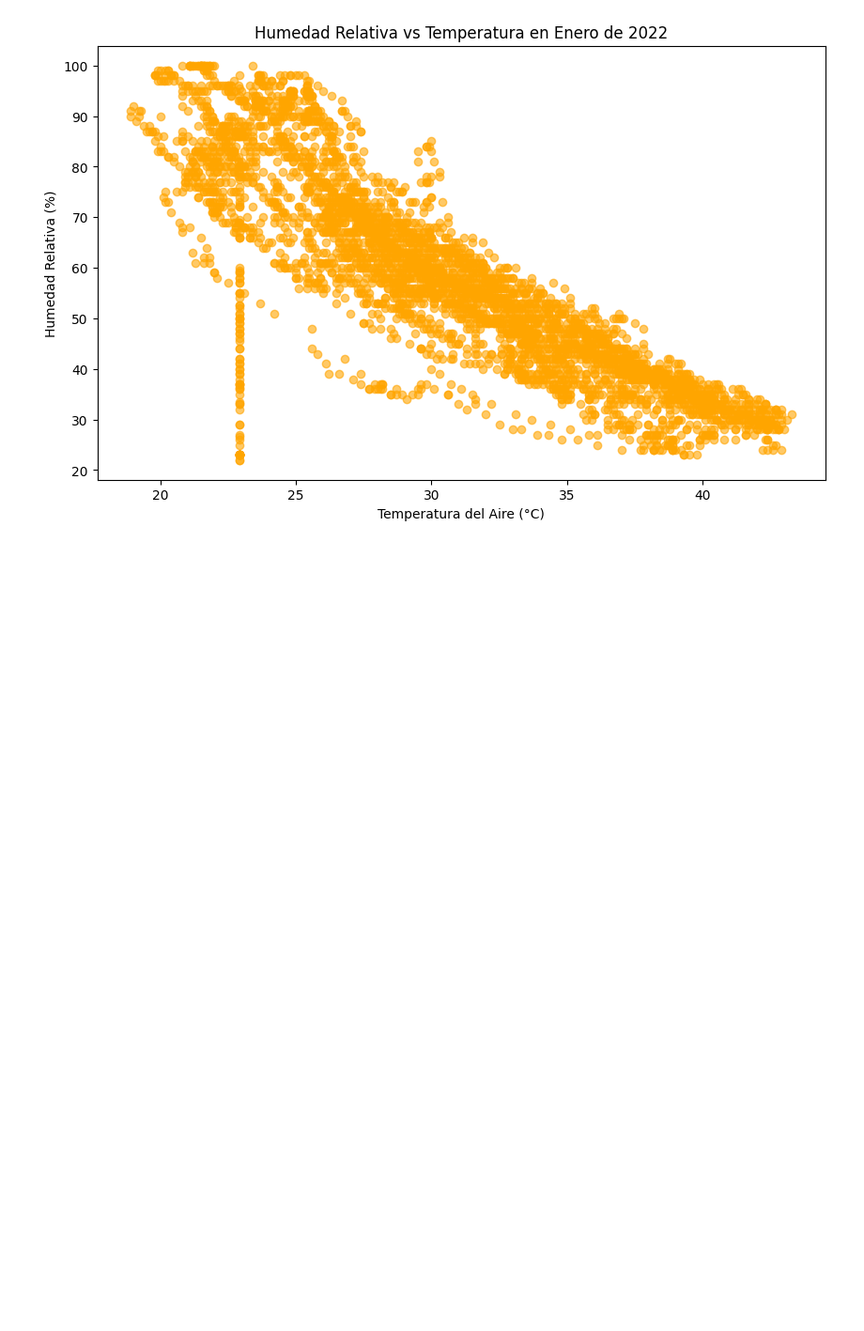
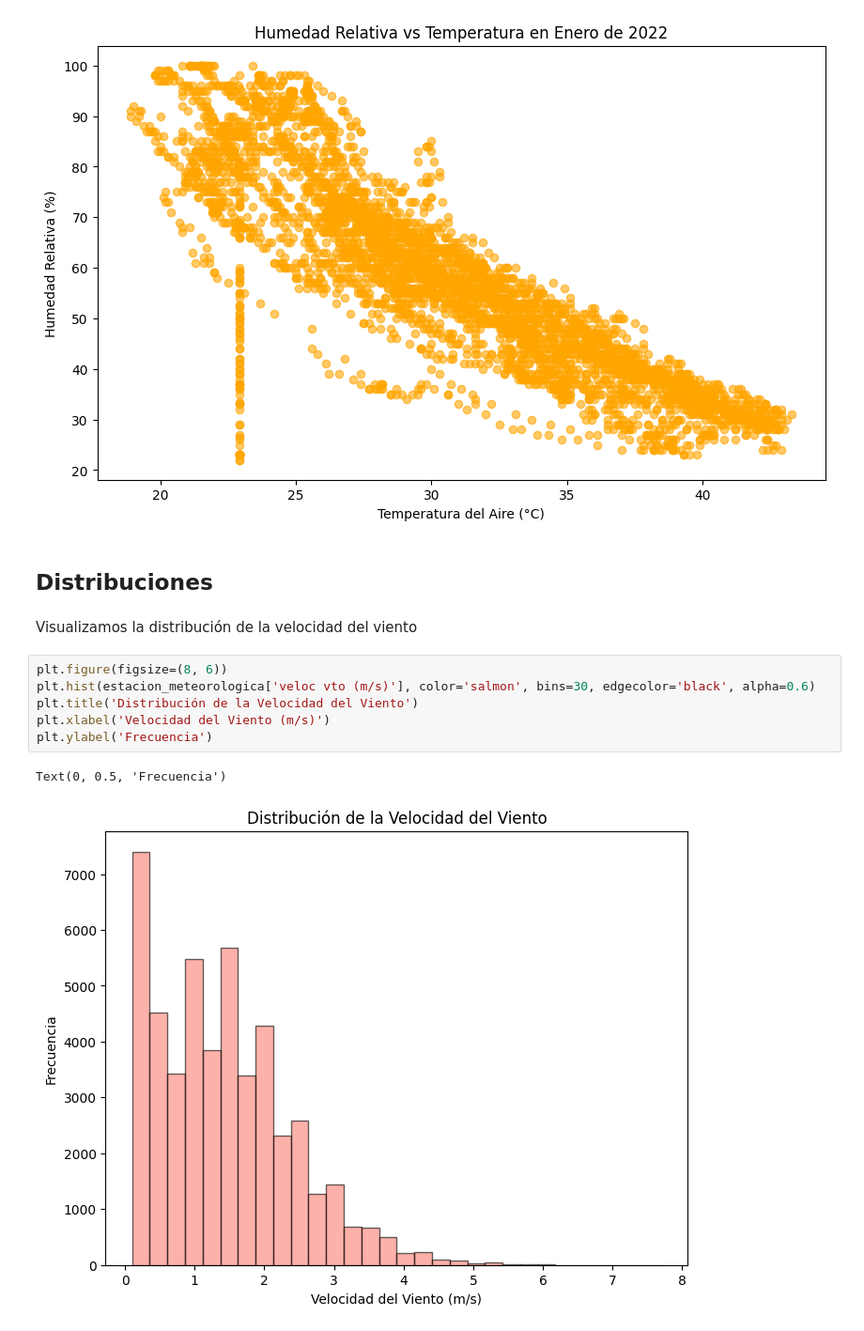
Before and after one commit to aldodds/DS_Python_WeatherStation, a Jupyter notebook: EstacionMeteorologica.ipynb, the cells around one changed output. Shown at 94% size. Saved outputs shown, nothing was run; the diff lists cells and outputs as text; blank space fills up the shorter version.

Commit message:
Se crean dos distribuciones

```diff
--- a/EstacionMeteorologica.ipynb
+++ b/EstacionMeteorologica.ipynb
@@ -734,3 +734,16 @@ plt.ylabel('Humedad Relativa (%)')
 plt.show()
 # %% [output]
 [figure]
+# %% [markdown]
+## Distribuciones
+# %% [markdown]
+Visualizamos la distribución de la velocidad del viento
+# %%
+plt.figure(figsize=(8, 6))
+plt.hist(estacion_meteorologica['veloc vto (m/s)'], color='salmon', bins=30, edgecolor='black', alpha=0.6)
+plt.title('Distribución de la Velocidad del Viento')
+plt.xlabel('Velocidad del Viento (m/s)')
+plt.ylabel('Frecuencia')
+# %% [output]
+Text(0, 0.5, 'Frecuencia')
+[figure, added]
```
Also changed, not shown: parts of 2 cells of this notebook.
